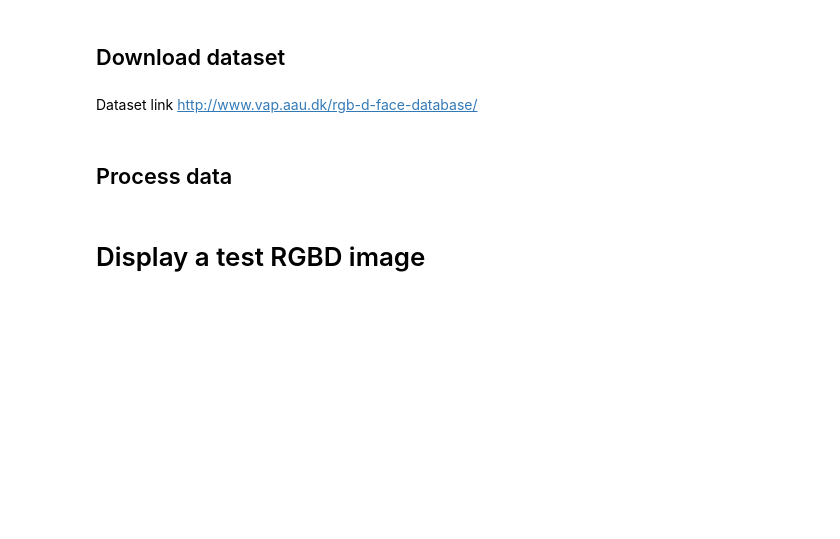
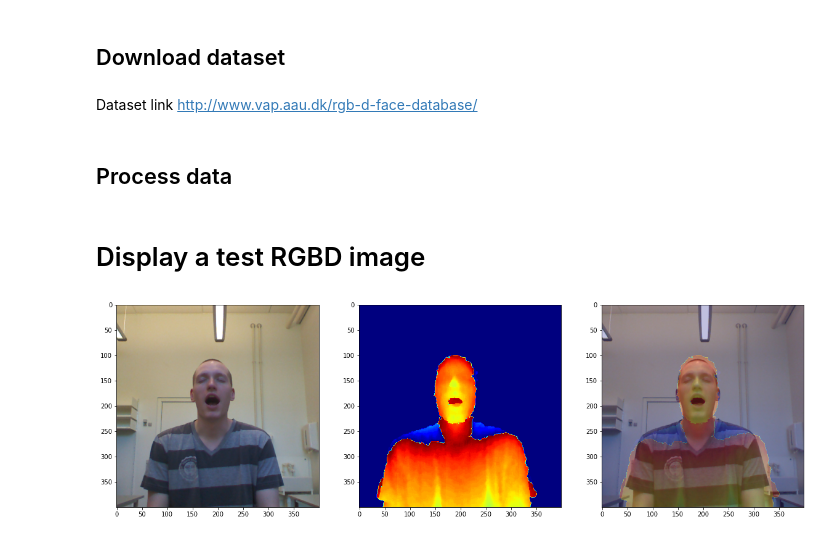
Before and after one commit to huyvnphan/FaceID, a Jupyter notebook: faceid_preprocess.ipynb, the cells around one changed output. Drawn from its saved outputs; the diff is of its cells as text; code cells hidden in the pictures; blank space fills up the shorter version.

```diff
--- a/faceid_preprocess.ipynb
+++ b/faceid_preprocess.ipynb
@@ -100,5 +109,5 @@ shutil.move('val', data_dir)
 # %% [markdown]
 # Display a test RGBD image
 # %%
-test_img_path = os.path.join(data_dir, 'train/person0_pose0.npy')
+test_img_path = os.path.join(data_dir, 'val/person0_pose0.npy')
 test_img = np.load(test_img_path)
@@ -110,0 +114,15 @@ plt.show()
+# %%
+rgb = test_img[:,:,:3]/255.0
+d = test_img[:,:,3]/255.0
+# %%
+fig, axs = plt.subplots(1, 3)
+fig.set_size_inches(20, 60)
+
+axs[0].imshow(rgb)
+axs[1].imshow(d, cmap='jet')
+axs[2].imshow(rgb)
+axs[2].imshow(d, cmap='jet', alpha=0.25)
+
+plt.show()
+# %% [output]
+[figure, added]
```
Also changed, not shown: parts of 11 cells of this notebook, 3 other files.
